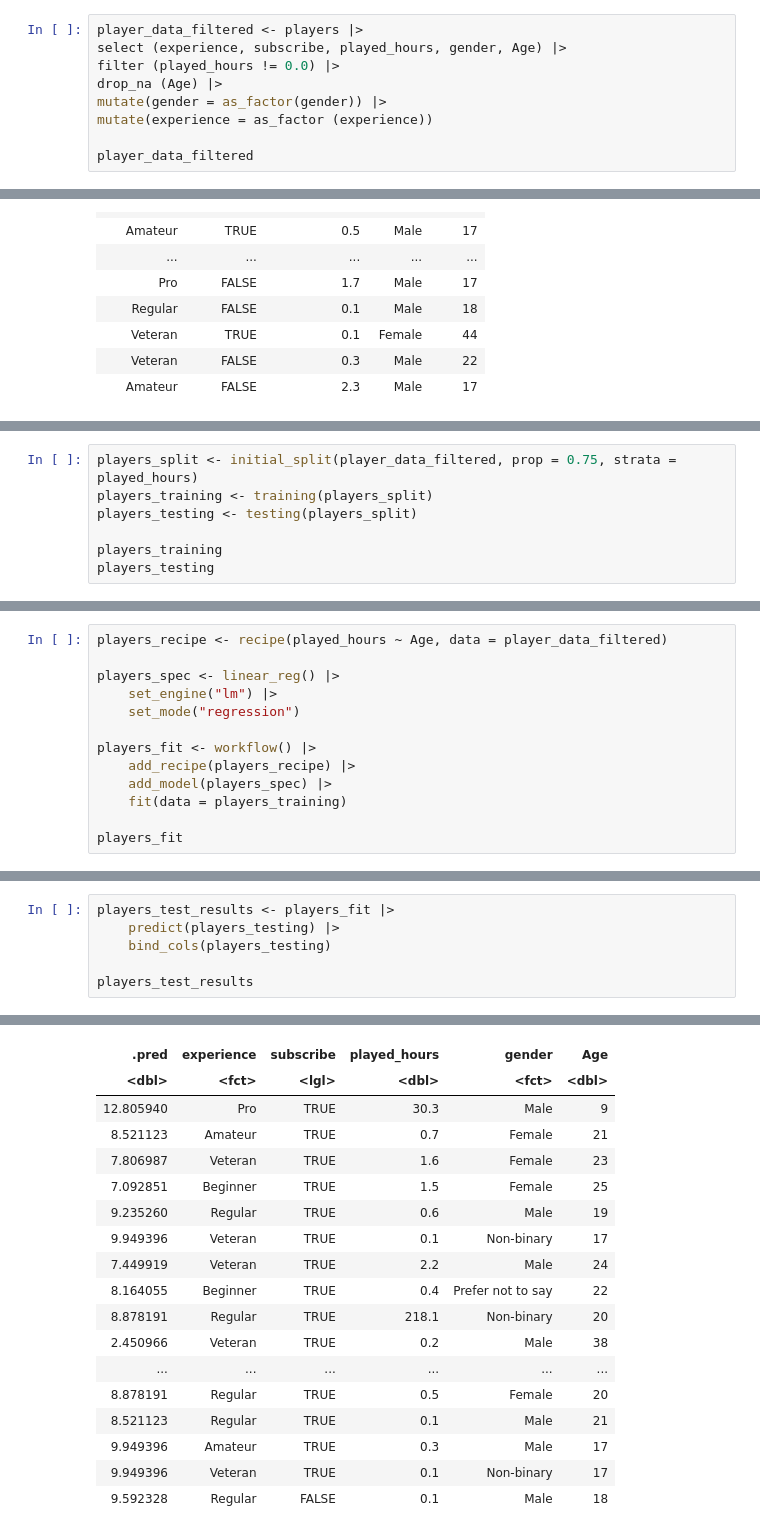
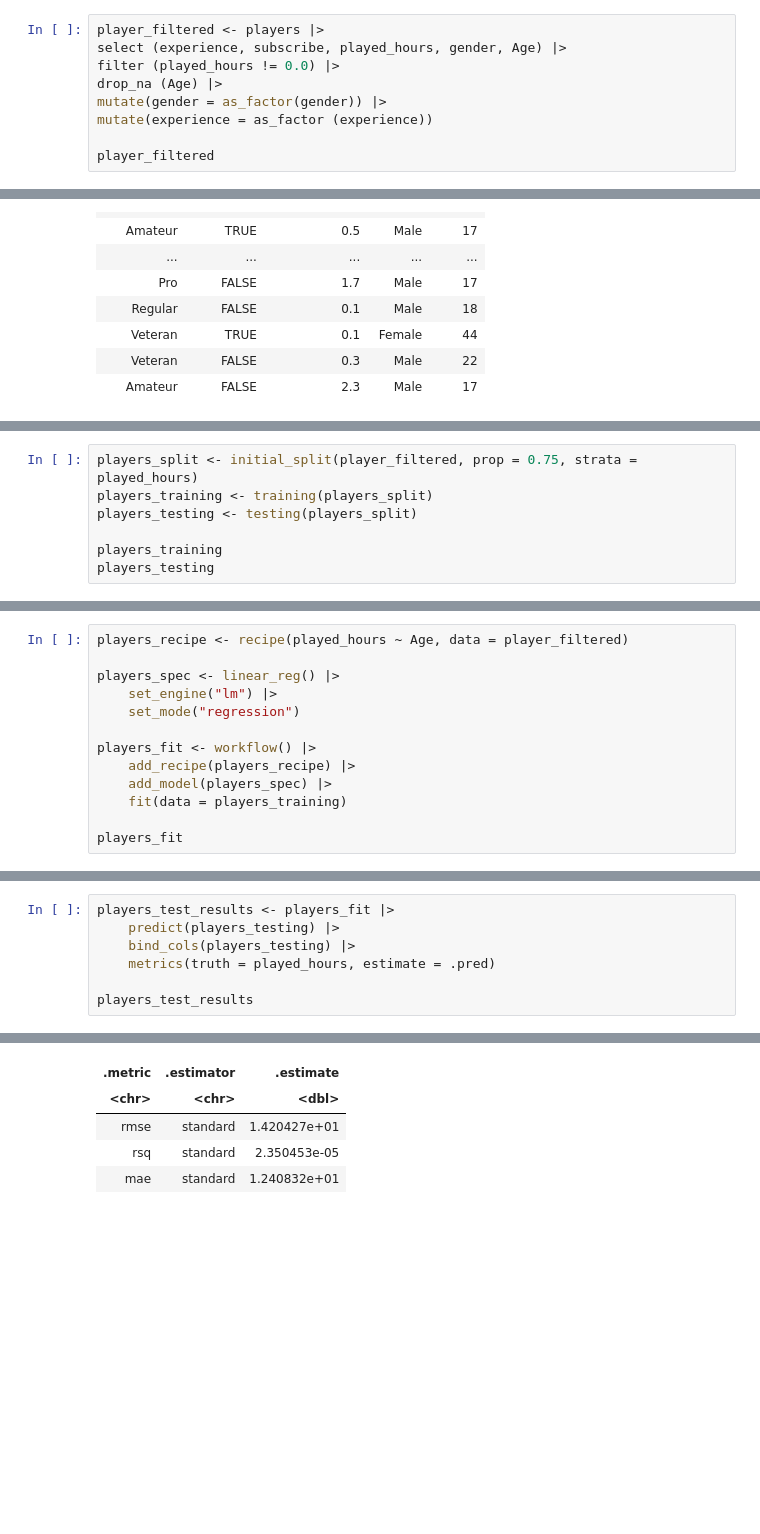
Before and after one commit to Sachi-F/dsci100_group3, a Jupyter notebook: project.ipynb, the cells around one changed output, grey strips where cells are left out. Cells and saved outputs as stored; diff of their text form; blank space fills up the shorter version.

Commit message:
Regression model
Split the data into training and testing, made a recipe and fit the model, tested different variables in the regression model to determine what contributes to data the most

```diff
--- a/project.ipynb
+++ b/project.ipynb
@@ -63,14 +54,14 @@ A spec_tbl_df: 196 × 7
 | Amateur | FALSE | f19e136ddde68f365afc860c725ccff54... | 2.3 | Harlow | Male | 17 |
 | Pro | TRUE | d9473710057f7d42f36570f0be83817a4... | 0.2 | Ahmed | Other | NA |
 # %%
-player_data_filtered <- players |>
+player_filtered <- players |>
 select (experience, subscribe, played_hours, gender, Age) |>
 filter (played_hours != 0.0) |>
 drop_na (Age) |>
 mutate(gender = as_factor(gender)) |>
 mutate(experience = as_factor (experience))
 
-player_data_filtered
+player_filtered
 # %% [output]
 A tibble: 109 × 5
 | experience | subscribe | played_hours | gender | Age |
@@ -152,5 +147,5 @@ theme_minimal()
 # %%
-players_split <- initial_split(player_data_filtered, prop = 0.75, strata = played_hours)
+players_split <- initial_split(player_filtered, prop = 0.75, strata = played_hours)
 players_training <- training(players_split)
 players_testing <- testing(players_split)
 
@@ -198,5 +197,5 @@ A tibble: 28 × 5
 # %%
-players_recipe <- recipe(played_hours ~ Age, data = player_data_filtered)
+players_recipe <- recipe(played_hours ~ Age, data = player_filtered)
 
 players_spec <- linear_reg() |>
     set_engine("lm") |>
@@ -227,7 +228,8 @@ Coefficients:
 # %%
 players_test_results <- players_fit |>
     predict(players_testing) |>
-    bind_cols(players_testing)
+    bind_cols(players_testing) |>
+    metrics(truth = played_hours, estimate = .pred)
 
 players_test_results
 # %% [output]
@@ -235,18 +237,5 @@ A tibble: 28 × 6
-| .pred | experience | subscribe | played_hours | gender | Age |
-| <dbl> | <fct> | <lgl> | <dbl> | <fct> | <dbl> |
-| 12.805940 | Pro | TRUE | 30.3 | Male | 9 |
-| 8.521123 | Amateur | TRUE | 0.7 | Female | 21 |
-| 7.806987 | Veteran | TRUE | 1.6 | Female | 23 |
-| 7.092851 | Beginner | TRUE | 1.5 | Female | 25 |
-| 9.235260 | Regular | TRUE | 0.6 | Male | 19 |
-| 9.949396 | Veteran | TRUE | 0.1 | Non-binary | 17 |
-| 7.449919 | Veteran | TRUE | 2.2 | Male | 24 |
-| 8.164055 | Beginner | TRUE | 0.4 | Prefer not to say | 22 |
-| 8.878191 | Regular | TRUE | 218.1 | Non-binary | 20 |
-| 2.450966 | Veteran | TRUE | 0.2 | Male | 38 |
-| ... | ... | ... | ... | ... | ... |
-| 8.878191 | Regular | TRUE | 0.5 | Female | 20 |
-| 8.521123 | Regular | TRUE | 0.1 | Male | 21 |
-| 9.949396 | Amateur | TRUE | 0.3 | Male | 17 |
-| 9.949396 | Veteran | TRUE | 0.1 | Non-binary | 17 |
-| 9.592328 | Regular | FALSE | 0.1 | Male | 18 |
+| .metric | .estimator | .estimate |
+| <chr> | <chr> | <dbl> |
+| rmse | standard | 1.420427e+01 |
+| rsq | standard | 2.350453e-05 |
+| mae | standard | 1.240832e+01 |
```
Also changed, not shown: parts of 27 cells of this notebook.
